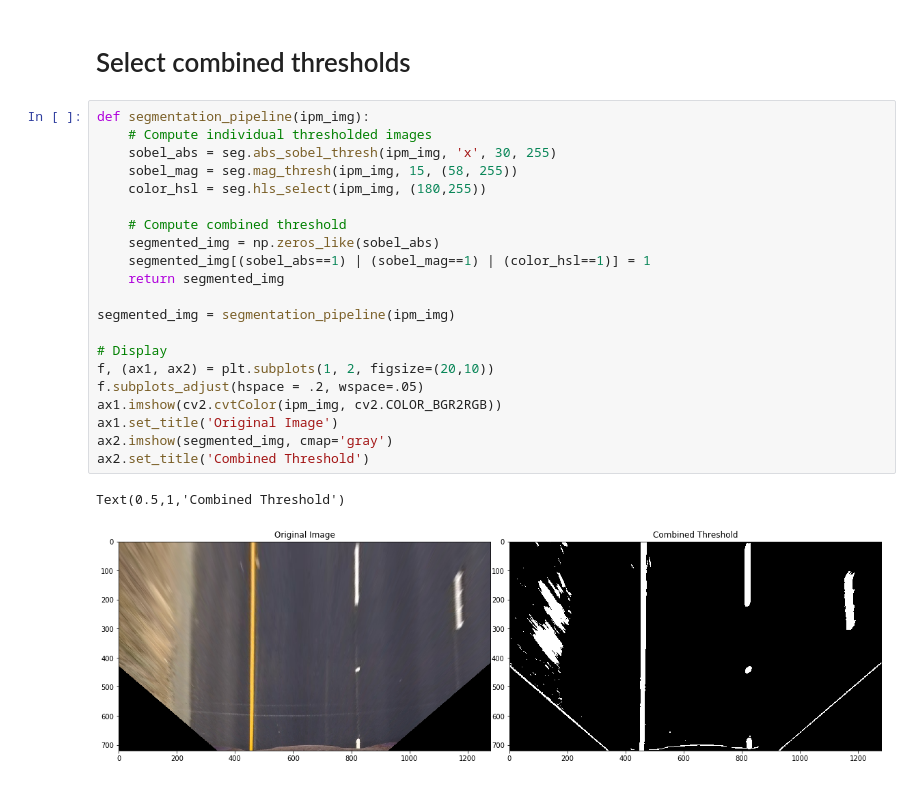
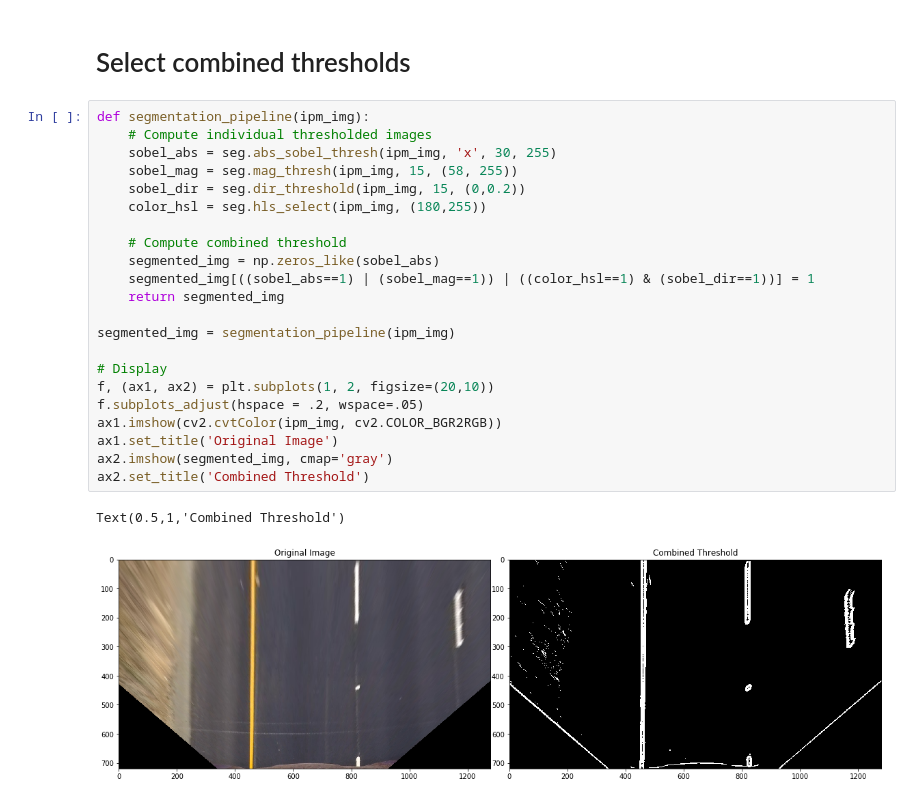
Before and after one commit to anandraja13/CarND-Advanced-LaneLines, a Jupyter notebook: Lane Segmentation Pipeline.ipynb, the cells around one changed output. Drawn from its saved outputs; the diff is of its cells as text.

```diff
--- a/Lane Segmentation Pipeline.ipynb
+++ b/Lane Segmentation Pipeline.ipynb
@@ -87,27 +101,28 @@ interact(update_color, min_thresh=(0,255), max_thresh=(0,255))
 # %%
 def segmentation_pipeline(ipm_img):
     # Compute individual thresholded images
     sobel_abs = seg.abs_sobel_thresh(ipm_img, 'x', 30, 255)
     sobel_mag = seg.mag_thresh(ipm_img, 15, (58, 255))
+    sobel_dir = seg.dir_threshold(ipm_img, 15, (0,0.2))
     color_hsl = seg.hls_select(ipm_img, (180,255))
 
     # Compute combined threshold
     segmented_img = np.zeros_like(sobel_abs)
-    segmented_img[(sobel_abs==1) | (sobel_mag==1) | (color_hsl==1)] = 1
+    segmented_img[((sobel_abs==1) | (sobel_mag==1)) | ((color_hsl==1) & (sobel_dir==1))] = 1
     return segmented_img
 
 segmented_img = segmentation_pipeline(ipm_img)
 
 # Display
 f, (ax1, ax2) = plt.subplots(1, 2, figsize=(20,10))
 f.subplots_adjust(hspace = .2, wspace=.05)
 ax1.imshow(cv2.cvtColor(ipm_img, cv2.COLOR_BGR2RGB))
 ax1.set_title('Original Image')
 ax2.imshow(segmented_img, cmap='gray')
 ax2.set_title('Combined Threshold')
 # %% [output]
 Text(0.5,1,'Combined Threshold')
-[figure, old version]
+[figure, new version]
 # %%
 dir_name = 'test_images/'
 items = glob.glob('./test_images/*.jpg')
```
Also changed, not shown: parts of 6 cells of this notebook.
